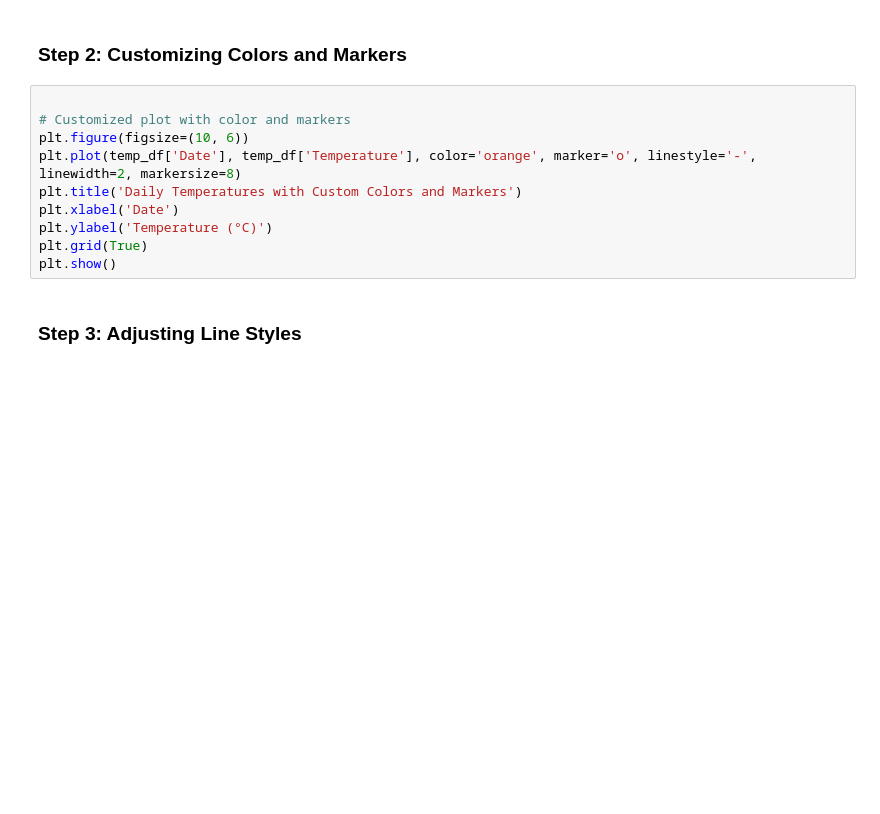
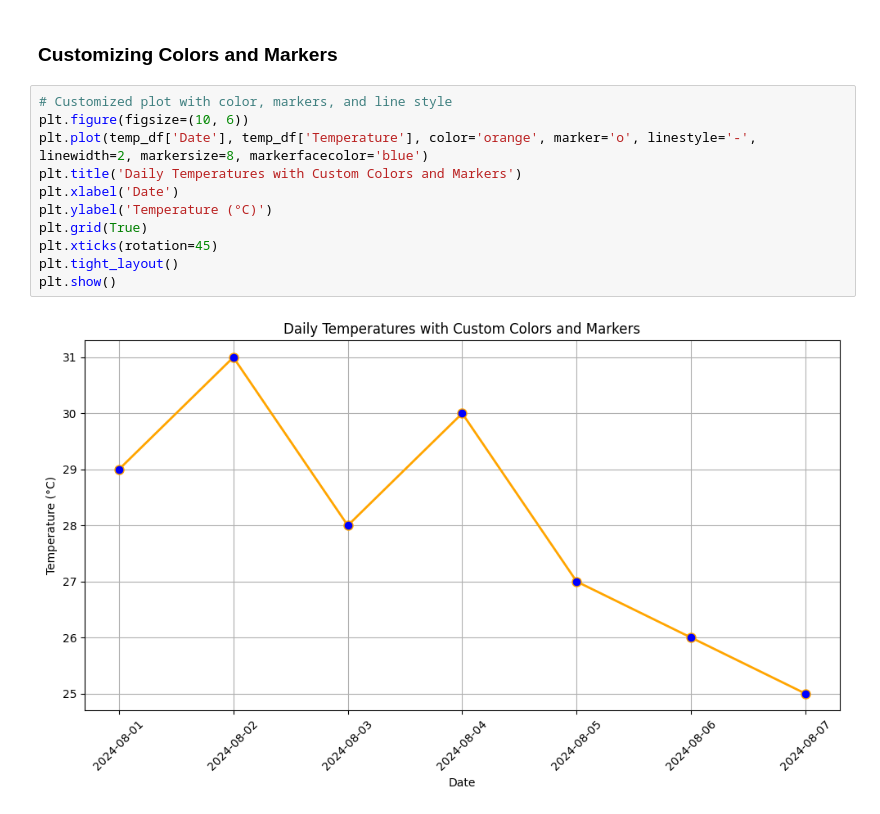
Before and after one commit to ricardogr07/100-days-of-python-and-data-science, a Jupyter notebook: 22_customizing_plot_appearance.ipynb, the cells around one changed output. Saved outputs shown, nothing was run; the diff lists cells and outputs as text; blank space fills up the shorter version.

```diff
--- a/22_customizing_plot_appearance.ipynb
+++ b/22_customizing_plot_appearance.ipynb
@@ -42,14 +33,15 @@ plt.show()
 # %% [markdown]
-### Step 2: Customizing Colors and Markers
+### Customizing Colors and Markers
 # %%
-
-# Customized plot with color and markers
+# Customized plot with color, markers, and line style
 plt.figure(figsize=(10, 6))
-plt.plot(temp_df['Date'], temp_df['Temperature'], color='orange', marker='o', linestyle='-', linewidth=2, markersize=8)
+plt.plot(temp_df['Date'], temp_df['Temperature'], color='orange', marker='o', linestyle='-', linewidth=2, markersize=8, markerfacecolor='blue')
 plt.title('Daily Temperatures with Custom Colors and Markers')
 plt.xlabel('Date')
 plt.ylabel('Temperature (°C)')
 plt.grid(True)
+plt.xticks(rotation=45)
+plt.tight_layout()
 plt.show()
+# %% [output]
+[figure, added]
-# %% [markdown]
-### Step 3: Adjusting Line Styles
```
Also changed, not shown: parts of 16 cells of this notebook.
